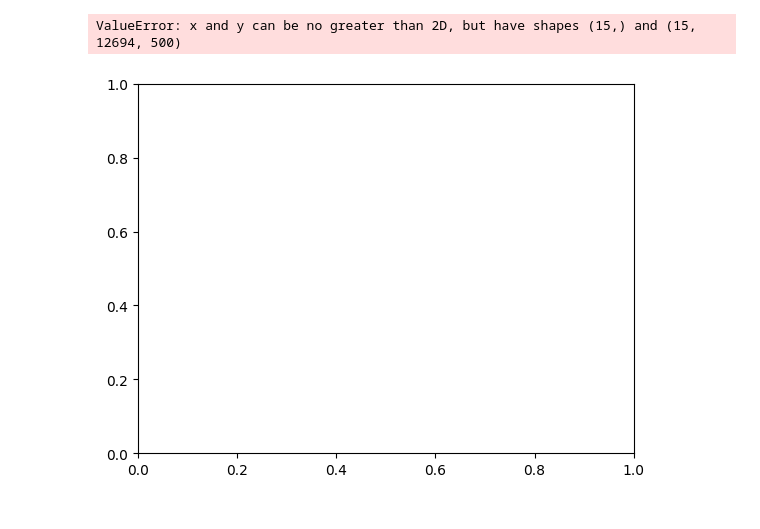
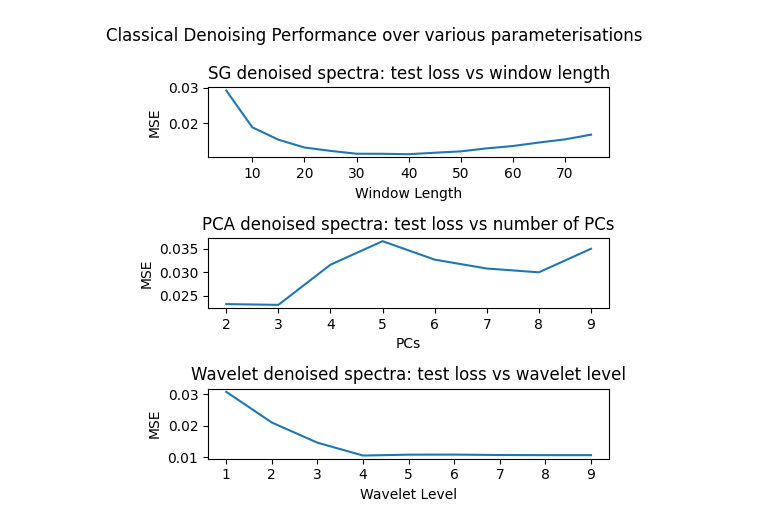
Before and after one commit to ciaranbench/spectral-denoising-cycleGAN, a Jupyter notebook: Evaluate_Denoising_Techniques.ipynb, the cells around one changed output. Drawn from its saved outputs; the diff is of its cells as text; code cells hidden in the pictures.

```diff
--- a/Evaluate_Denoising_Techniques.ipynb
+++ b/Evaluate_Denoising_Techniques.ipynb
@@ -66,5 +89,19 @@ for i in range(np.shape(sg)[0]):
 # %%
-plt.plot(SG_params, SG_MSEs)
+fig, ax = plt.subplots(3,1,figsize=(5, 5))
+
+ax[0].plot(sg_params, SG_MSEs)
+ax[0].set_xlabel('Window Length')
+ax[0].set_ylabel('MSE')
+ax[0].set_title('SG denoised spectra: test loss vs window length')
+ax[1].plot(pc_params,PCA_MSEs)
+ax[1].set_xlabel('PCs')
+ax[1].set_ylabel('MSE')
+ax[1].set_title('PCA denoised spectra: test loss vs number of PCs')
+ax[2].plot(np.squeeze(wav_params),np.squeeze(wav_MSEs))
+ax[2].set_xlabel('Wavelet Level')
+ax[2].set_ylabel('MSE')
+ax[2].set_title('Wavelet denoised spectra: test loss vs wavelet level')
+fig.suptitle('Classical Denoising Performance over various parameterisations')
+fig.tight_layout()
 # %% [output]
-ValueError: x and y can be no greater than 2D, but have shapes (15,) and (15, 12694, 500)
-[figure, old version]
+[figure, new version]
```
Also changed, not shown: parts of 23 cells of this notebook.
